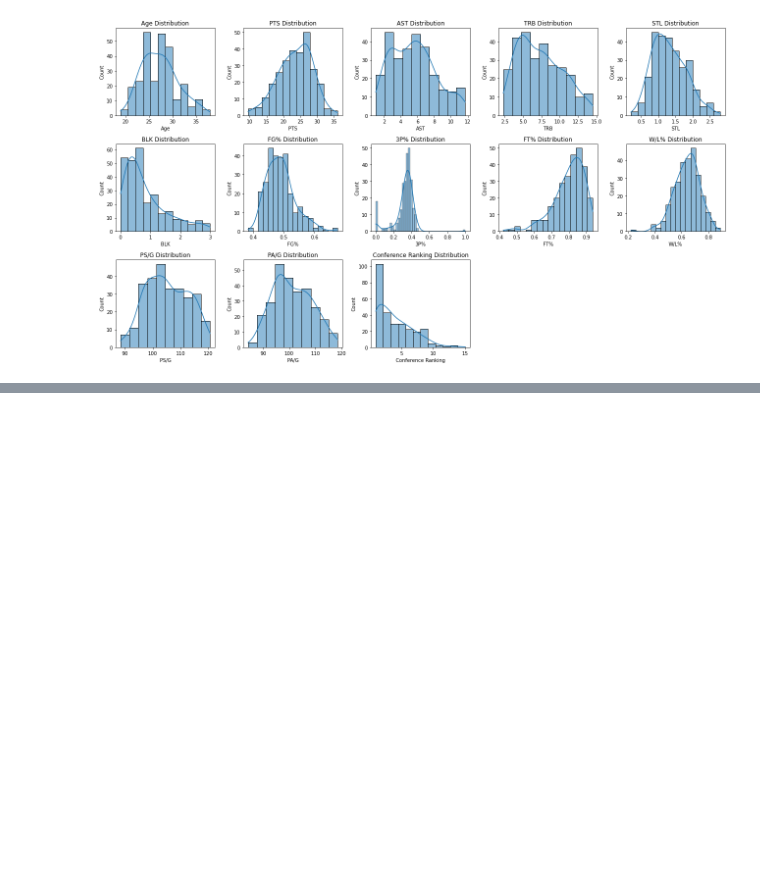
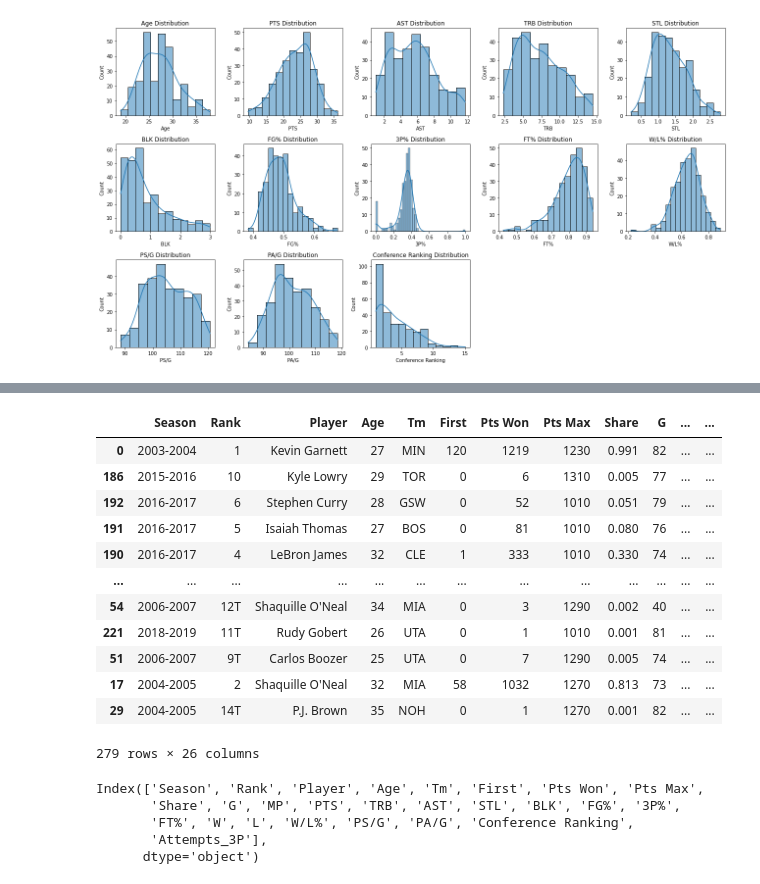
Before and after one commit to gohsoonhao/NBAMVP, a Jupyter notebook: nba_mvp_preprocessing.ipynb, the cells around one changed output, grey strips where cells are left out. Drawn from its saved outputs; the diff is of its cells as text; code cells hidden in the pictures; blank space fills up the shorter version.

```diff
--- a/nba_mvp_preprocessing.ipynb
+++ b/nba_mvp_preprocessing.ipynb
@@ -174,0 +173,4 @@ plt.show()
+# %%
+# Add an addtional column as I have some players whove never scored a 3 in that season so to show a column w NA as well as a column with 0.0
+df_main['Attempts_3P'] = df_main['3P%'].notna().astype(int)
+df_main['3P%'] = df_main['3P%'].fillna(0.0)
@@ -174,0 +188,24 @@ plt.show()
+# %%
+df_main.sort_values(by=["Attempts_3P"], ascending=False)
+# %% [output]
+|  | Season | Rank | Player | Age | Tm | First | Pts Won | Pts Max | Share | G | ... | ... |
+| 0 | 2003-2004 | 1 | Kevin Garnett | 27 | MIN | 120 | 1219 | 1230 | 0.991 | 82 | ... | ... |
+| 186 | 2015-2016 | 10 | Kyle Lowry | 29 | TOR | 0 | 6 | 1310 | 0.005 | 77 | ... | ... |
+| 192 | 2016-2017 | 6 | Stephen Curry | 28 | GSW | 0 | 52 | 1010 | 0.051 | 79 | ... | ... |
+| 191 | 2016-2017 | 5 | Isaiah Thomas | 27 | BOS | 0 | 81 | 1010 | 0.080 | 76 | ... | ... |
+| 190 | 2016-2017 | 4 | LeBron James | 32 | CLE | 1 | 333 | 1010 | 0.330 | 74 | ... | ... |
+| ... | ... | ... | ... | ... | ... | ... | ... | ... | ... | ... | ... | ... |
+| 54 | 2006-2007 | 12T | Shaquille O'Neal | 34 | MIA | 0 | 3 | 1290 | 0.002 | 40 | ... | ... |
+| 221 | 2018-2019 | 11T | Rudy Gobert | 26 | UTA | 0 | 1 | 1010 | 0.001 | 81 | ... | ... |
+| 51 | 2006-2007 | 9T | Carlos Boozer | 25 | UTA | 0 | 7 | 1290 | 0.005 | 74 | ... | ... |
+| 17 | 2004-2005 | 2 | Shaquille O'Neal | 32 | MIA | 58 | 1032 | 1270 | 0.813 | 73 | ... | ... |
+| 29 | 2004-2005 | 14T | P.J. Brown | 35 | NOH | 0 | 1 | 1270 | 0.001 | 82 | ... | ... |
+279 rows × 26 columns
+# %%
+df_main.columns
+# %% [output]
+Index(['Season', 'Rank', 'Player', 'Age', 'Tm', 'First', 'Pts Won', 'Pts Max',
+       'Share', 'G', 'MP', 'PTS', 'TRB', 'AST', 'STL', 'BLK', 'FG%', '3P%',
+       'FT%', 'W', 'L', 'W/L%', 'PS/G', 'PA/G', 'Conference Ranking',
+       'Attempts_3P'],
+      dtype='object')
```
Also changed, not shown: parts of 3 cells of this notebook, 2 other files.
